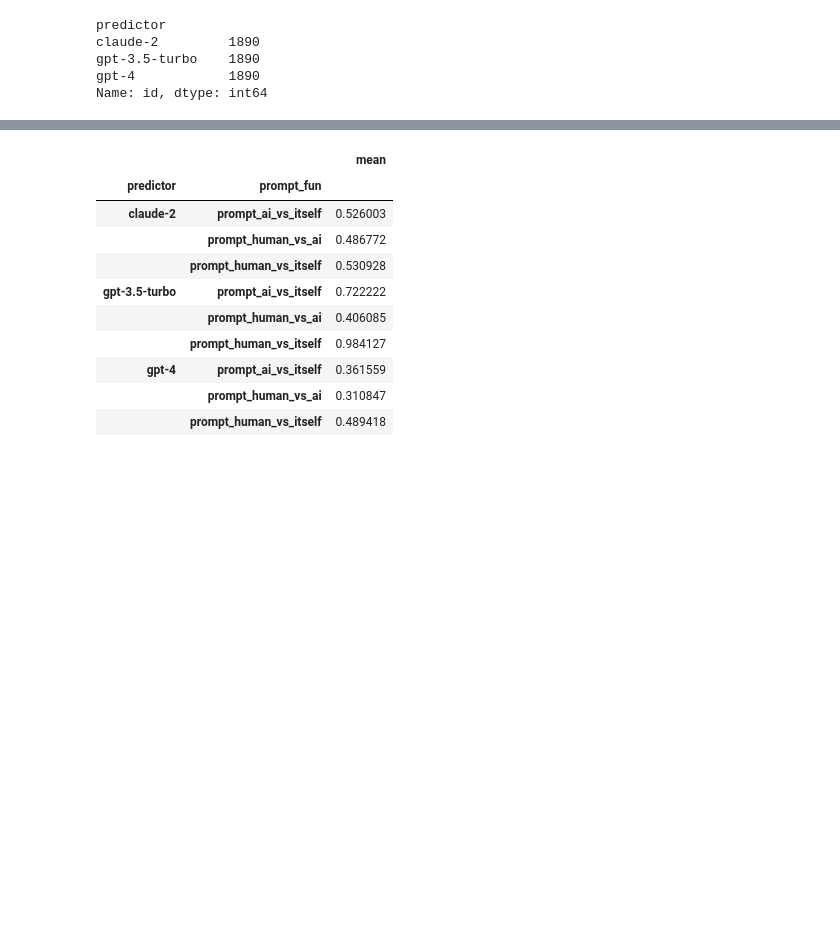
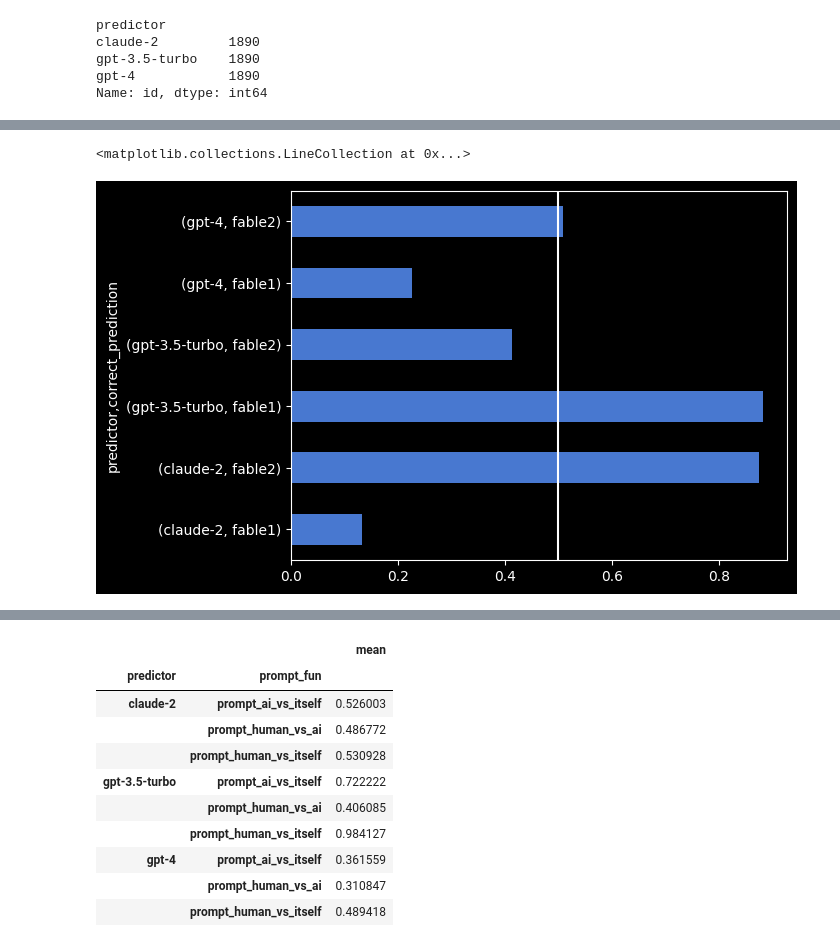
Before and after one commit to qfeuilla/TuringMirror, a Jupyter notebook: data_prep_analysis.ipynb, the cells around one changed output, grey strips where cells are left out. Saved outputs shown, nothing was run; the diff lists cells and outputs as text; code cells hidden in the pictures; blank space fills up the shorter version.

```diff
--- a/data_prep_analysis.ipynb
+++ b/data_prep_analysis.ipynb
@@ -50,0 +79,12 @@ accuracy_by_test_type.plot(kind='bar')
+# %%
+# Calculate overall accuracy for each LLM tested
+overall_accuracies = (
+    data.dropna()[data.dropna().correct_prediction.str.startswith("fable")]
+    .groupby(["predictor", "correct_prediction"])["correct"]
+    .mean()
+)
+overall_accuracies.plot(kind="barh")
+plt.vlines(0.5, *plt.gca().get_ylim())
+# %% [output]
+<matplotlib.collections.LineCollection at 0x...>
+[figure, added]
```
Also changed, not shown: parts of 25 cells of this notebook, 1 other file.
